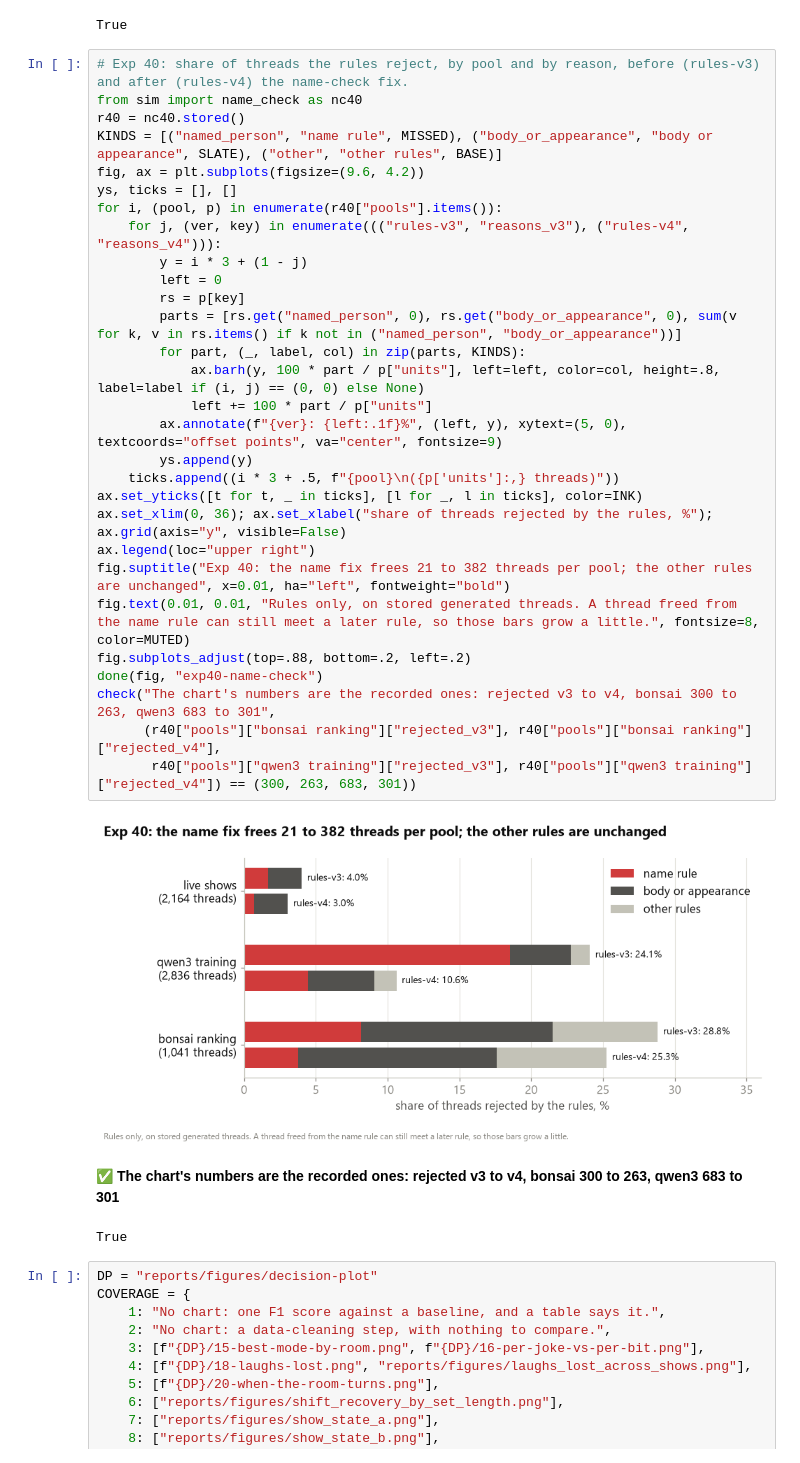
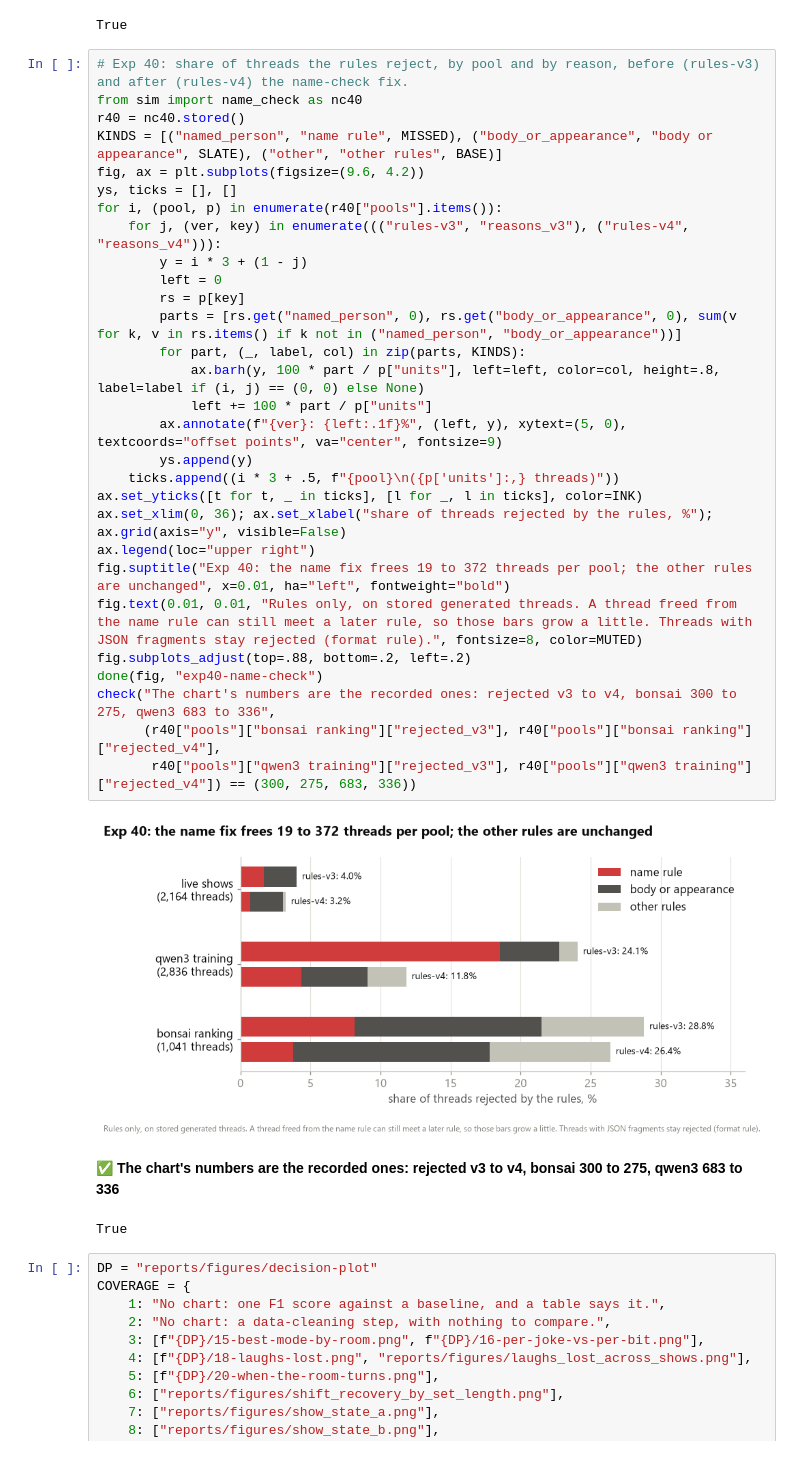
Before and after one commit to supriya-kotturu/humor-me, a Jupyter notebook: notebooks/decision-plot.ipynb, the cells around one changed output. Cells and saved outputs as stored; diff of their text form.

```diff
--- a/notebooks/decision-plot.ipynb
+++ b/notebooks/decision-plot.ipynb
@@ -1278,35 +1278,35 @@ True
 # %%
 # Exp 40: share of threads the rules reject, by pool and by reason, before (rules-v3) and after (rules-v4) the name-check fix.
 from sim import name_check as nc40
 r40 = nc40.stored()
 KINDS = [("named_person", "name rule", MISSED), ("body_or_appearance", "body or appearance", SLATE), ("other", "other rules", BASE)]
 fig, ax = plt.subplots(figsize=(9.6, 4.2))
 ys, ticks = [], []
 for i, (pool, p) in enumerate(r40["pools"].items()):
     for j, (ver, key) in enumerate((("rules-v3", "reasons_v3"), ("rules-v4", "reasons_v4"))):
         y = i * 3 + (1 - j)
         left = 0
         rs = p[key]
         parts = [rs.get("named_person", 0), rs.get("body_or_appearance", 0), sum(v for k, v in rs.items() if k not in ("named_person", "body_or_appearance"))]
         for part, (_, label, col) in zip(parts, KINDS):
             ax.barh(y, 100 * part / p["units"], left=left, color=col, height=.8, label=label if (i, j) == (0, 0) else None)
             left += 100 * part / p["units"]
         ax.annotate(f"{ver}: {left:.1f}%", (left, y), xytext=(5, 0), textcoords="offset points", va="center", fontsize=9)
         ys.append(y)
     ticks.append((i * 3 + .5, f"{pool}\n({p['units']:,} threads)"))
 ax.set_yticks([t for t, _ in ticks], [l for _, l in ticks], color=INK)
 ax.set_xlim(0, 36); ax.set_xlabel("share of threads rejected by the rules, %"); ax.grid(axis="y", visible=False)
 ax.legend(loc="upper right")
-fig.suptitle("Exp 40: the name fix frees 21 to 382 threads per pool; the other rules are unchanged", x=0.01, ha="left", fontweight="bold")
-fig.text(0.01, 0.01, "Rules only, on stored generated threads. A thread freed from the name rule can still meet a later rule, so those bars grow a little.", fontsize=8, color=MUTED)
+fig.suptitle("Exp 40: the name fix frees 19 to 372 threads per pool; the other rules are unchanged", x=0.01, ha="left", fontweight="bold")
+fig.text(0.01, 0.01, "Rules only, on stored generated threads. A thread freed from the name rule can still meet a later rule, so those bars grow a little. Threads with JSON fragments stay rejected (format rule).", fontsize=8, color=MUTED)
 fig.subplots_adjust(top=.88, bottom=.2, left=.2)
 done(fig, "exp40-name-check")
-check("The chart's numbers are the recorded ones: rejected v3 to v4, bonsai 300 to 263, qwen3 683 to 301",
+check("The chart's numbers are the recorded ones: rejected v3 to v4, bonsai 300 to 275, qwen3 683 to 336",
       (r40["pools"]["bonsai ranking"]["rejected_v3"], r40["pools"]["bonsai ranking"]["rejected_v4"],
-       r40["pools"]["qwen3 training"]["rejected_v3"], r40["pools"]["qwen3 training"]["rejected_v4"]) == (300, 263, 683, 301))
+       r40["pools"]["qwen3 training"]["rejected_v3"], r40["pools"]["qwen3 training"]["rejected_v4"]) == (300, 275, 683, 336))
 # %% [output]
-[figure, old version]
+[figure, new version]
-✅ **The chart's numbers are the recorded ones: rejected v3 to v4, bonsai 300 to 263, qwen3 683 to 301**
+✅ **The chart's numbers are the recorded ones: rejected v3 to v4, bonsai 300 to 275, qwen3 683 to 336**
 True
 # %%
 DP = "reports/figures/decision-plot"
```
Also changed, not shown: 13 other files.
